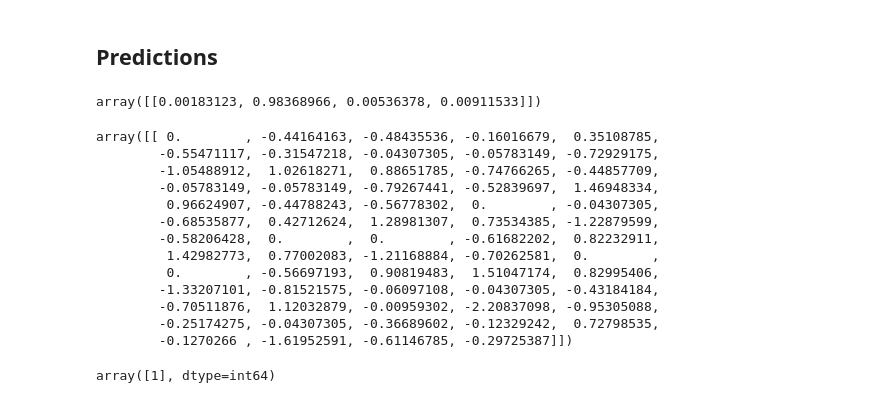
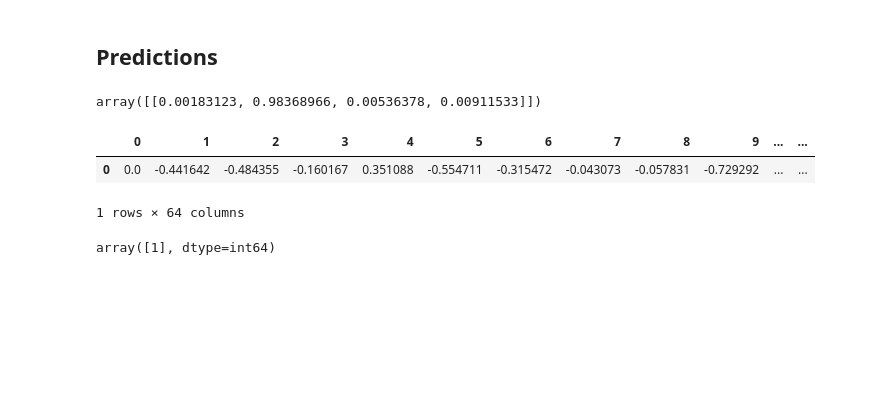
Before and after one commit to svkarthik86/Meachine_Learning, a Jupyter notebook: 02_06_Logistic_Regression_for_Multiclass.ipynb, the cells around one changed output. Drawn from its saved outputs; the diff is of its cells as text; code cells hidden in the pictures; blank space fills up the shorter version.

```diff
--- a/02_06_Logistic_Regression_for_Multiclass.ipynb
+++ b/02_06_Logistic_Regression_for_Multiclass.ipynb
@@ -190,21 +211,11 @@ clf.predict_proba(X_test[0:1])
 # %% [output]
 array([[0.00183123, 0.98368966, 0.00536378, 0.00911533]])
 # %%
-X_test[0:1]
+pd.DataFrame(X_test[0:1])
 # %% [output]
+|  | 0 | 1 | 2 | 3 | 4 | 5 | 6 | 7 | 8 | 9 | ... | ... |
+| 0 | 0.0 | -0.441642 | -0.484355 | -0.160167 | 0.351088 | -0.554711 | -0.315472 | -0.043073 | -0.057831 | -0.729292 | ... | ... |
-array([[ 0.        , -0.44164163, -0.48435536, -0.16016679,  0.35108785,
-        -0.55471117, -0.31547218, -0.04307305, -0.05783149, -0.72929175,
-        -1.05488912,  1.02618271,  0.88651785, -0.74766265, -0.44857709,
-        -0.05783149, -0.05783149, -0.79267441, -0.52839697,  1.46948334,
-         0.96624907, -0.44788243, -0.56778302,  0.        , -0.04307305,
-        -0.68535877,  0.42712624,  1.28981307,  0.73534385, -1.22879599,
-        -0.58206428,  0.        ,  0.        , -0.61682202,  0.82232911,
-         1.42982773,  0.77002083, -1.21168884, -0.70262581,  0.        ,
-         0.        , -0.56697193,  0.90819483,  1.51047174,  0.82995406,
-        -1.33207101, -0.81521575, -0.06097108, -0.04307305, -0.43184184,
-        -0.70511876,  1.12032879, -0.00959302, -2.20837098, -0.95305088,
-        -0.25174275, -0.04307305, -0.36689602, -0.12329242,  0.72798535,
-        -0.1270266 , -1.61952591, -0.61146785, -0.29725387]])
+1 rows × 64 columns
 # %%
 clf.predict(X_test[0:1])
 # %% [output]
```
Also changed, not shown: parts of 8 cells of this notebook, 5 other files.
